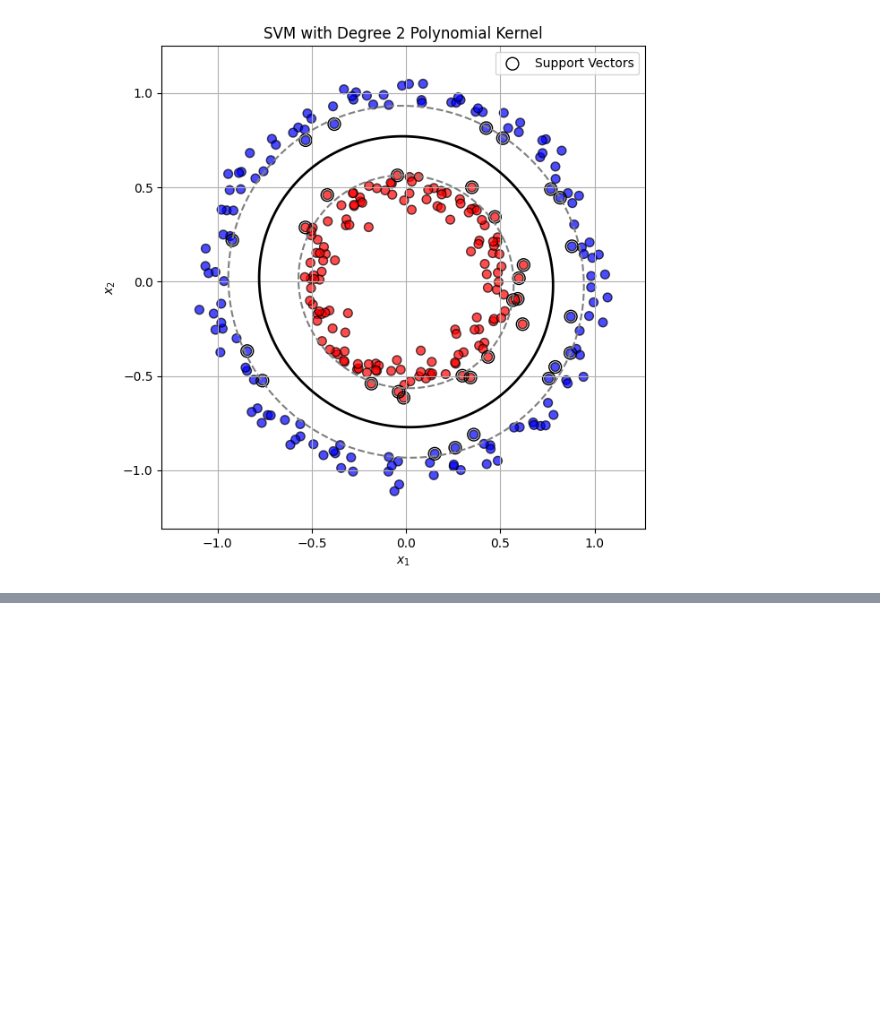
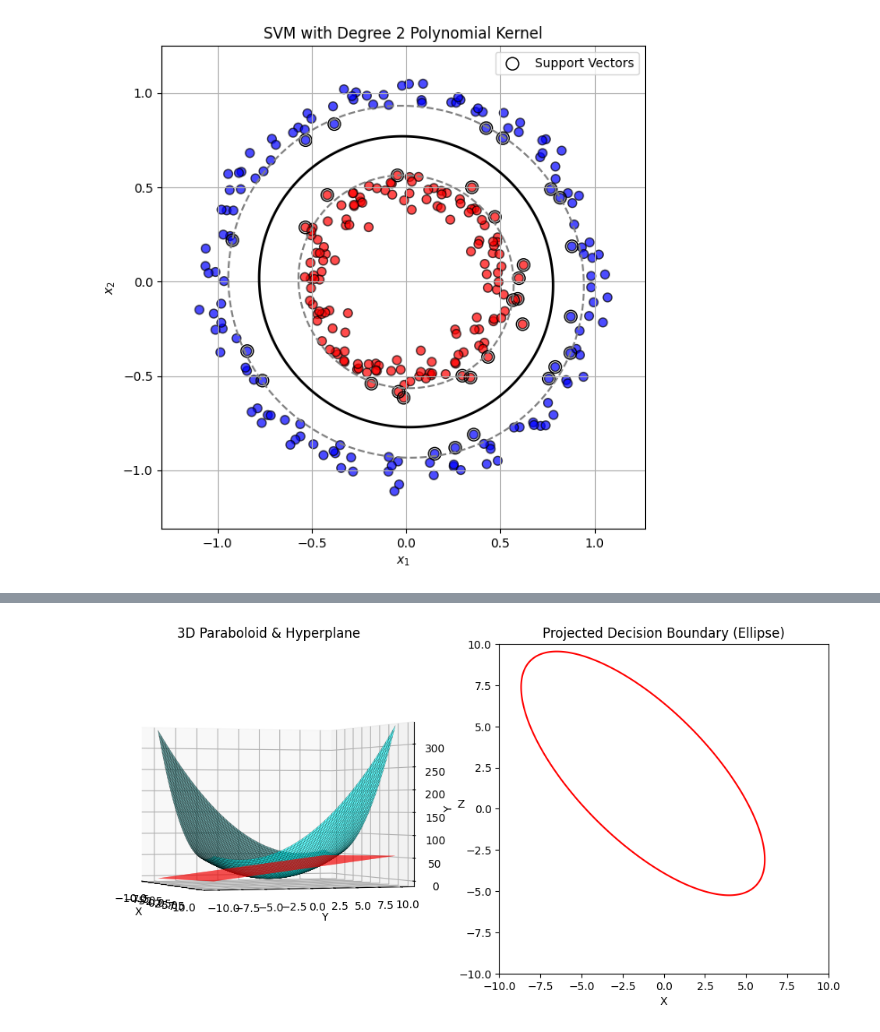
Before and after one commit to jakubweglowski/Machine-Learning-Summer-2024-25, a Jupyter notebook: Homework05_kernel-methods.ipynb, the cells around one changed output, grey strips where cells are left out. Cells and saved outputs as stored; diff of their text form; code cells hidden in the pictures; blank space fills up the shorter version.

```diff
--- a/Homework05_kernel-methods.ipynb
+++ b/Homework05_kernel-methods.ipynb
@@ -98,0 +111,44 @@ The main idea is that after transformation we can find a "flat" hyperplane that
+# %%
+import numpy as np
+import matplotlib.pyplot as plt
+from mpl_toolkits.mplot3d import Axes3D
+
+# Define the 2D grid in (x, y)
+x_vals = np.linspace(-10, 10, 200)
+y_vals = np.linspace(-10, 10, 200)
+X, Y = np.meshgrid(x_vals, y_vals)
+
+# Feature transformation (lifting to 3D paraboloid)
+Z = X**2 + np.sqrt(2)*X*Y + Y**2
+
+# Define a hyperplane in 3D: w1*x + w2*y + w3*z + b = 0
+w1, w2, w3, b = 1, 5, -2, 50  # Example coefficients
+plane_Z = (w1 * X + w2 * Y + b) / -w3  # Solve for Z
+
+# Plot the paraboloid and the hyperplane intersection
+fig = plt.figure(figsize=(12, 6))
+ax = fig.add_subplot(121, projection='3d')
+ax.plot_surface(X, Y, Z, alpha=0.6, color='cyan', edgecolor='k', linewidth=0.2)
+ax.plot_surface(X, Y, plane_Z, alpha=1, color='red')
+ax.set_xlabel('X')
+ax.set_ylabel('Y')
+ax.set_zlabel('Z')
+
+ax.view_init(0, -20, 0)
+ax.set_title('3D Paraboloid & Hyperplane')
+
+# Compute intersection curve (Z = X^2 + Y^2 constraint)
+contour = (w1 * X + w2 * Y + w3 * Z + b)  # Should be 0 where the plane cuts
+levels = [0]  # Extract the intersection
+
+# Plot the 2D projection of the intersection
+ax2 = fig.add_subplot(122)
+ax2.contour(X, Y, contour, levels, colors='red')
+ax2.set_xlabel('X')
+ax2.set_ylabel('Y')
+ax2.set_title('Projected Decision Boundary (Ellipse)')
+ax2.set_aspect('equal')
+
+plt.show()
+# %% [output]
+[figure, added]
```
Also changed, not shown: parts of 4 cells of this notebook.
